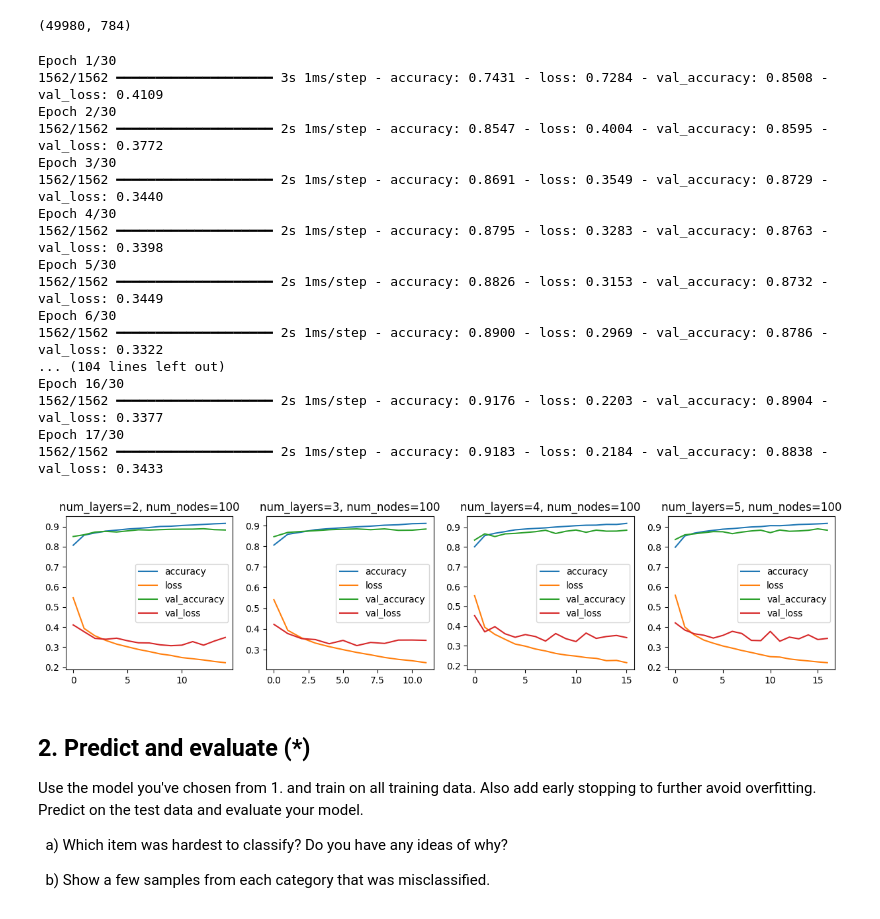
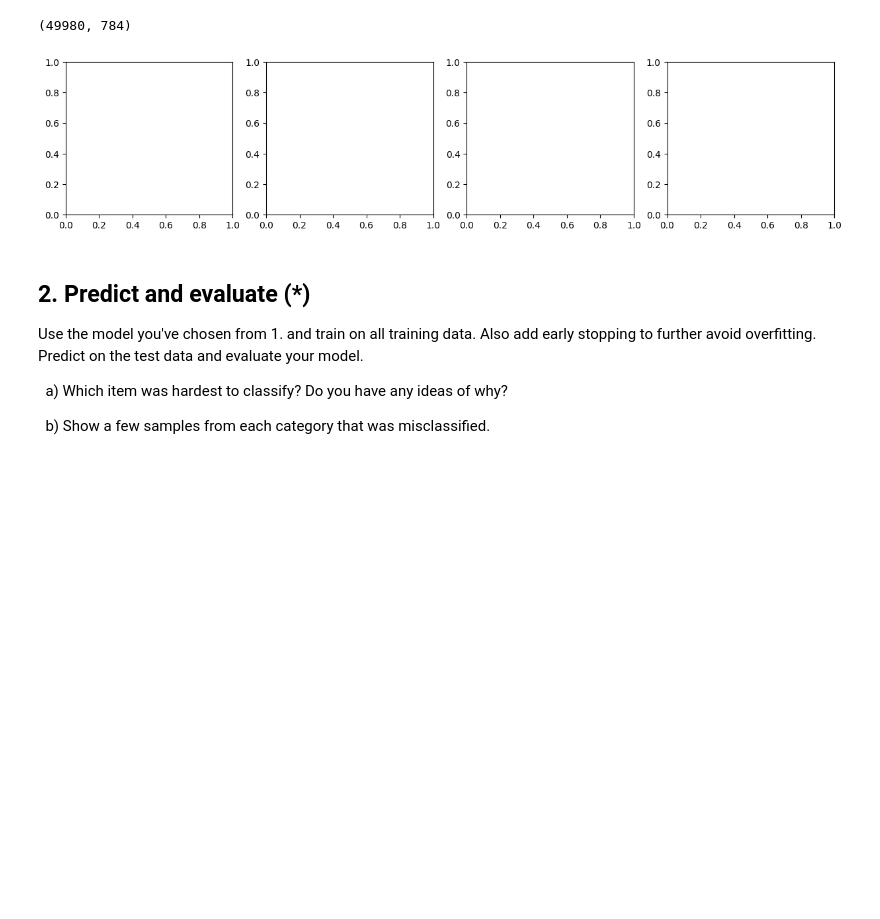
Before and after one commit to nabil0n/DeepLearning, a Jupyter notebook: exercises/E1-MLP_image_classification.ipynb, the cells around one changed output. Drawn from its saved outputs; the diff is of its cells as text; code cells hidden in the pictures; blank space fills up the shorter version.

```diff
--- a/exercises/E1-MLP_image_classification.ipynb
+++ b/exercises/E1-MLP_image_classification.ipynb
@@ -168,29 +168,12 @@ def model_with_num_layers(num_layers=0, num_nodes=100, X=scaled_X_train_val, y=y
 # %%
 fig, ax = plt.subplots(1, 4, figsize=(15, 3))
 
 num_nodes = 100
 
-for ax, num_layers in zip(ax, [2, 3, 4, 5]):
-    pd.DataFrame(model_with_num_layers(num_layers, num_nodes=num_nodes).history).plot(ax=ax, title=f'{num_layers=}, {num_nodes=}')
+# for ax, num_layers in zip(ax, [2, 3, 4, 5]):
+#     pd.DataFrame(model_with_num_layers(num_layers, num_nodes=num_nodes).history).plot(ax=ax, title=f'{num_layers=}, {num_nodes=}')
 # %% [output]
-Epoch 1/30
-1562/1562 ━━━━━━━━━━━━━━━━━━━━ 3s 1ms/step - accuracy: 0.7431 - loss: 0.7284 - val_accuracy: 0.8508 - val_loss: 0.4109
-Epoch 2/30
-1562/1562 ━━━━━━━━━━━━━━━━━━━━ 2s 1ms/step - accuracy: 0.8547 - loss: 0.4004 - val_accuracy: 0.8595 - val_loss: 0.3772
-Epoch 3/30
-1562/1562 ━━━━━━━━━━━━━━━━━━━━ 2s 1ms/step - accuracy: 0.8691 - loss: 0.3549 - val_accuracy: 0.8729 - val_loss: 0.3440
-Epoch 4/30
-1562/1562 ━━━━━━━━━━━━━━━━━━━━ 2s 1ms/step - accuracy: 0.8795 - loss: 0.3283 - val_accuracy: 0.8763 - val_loss: 0.3398
-Epoch 5/30
-1562/1562 ━━━━━━━━━━━━━━━━━━━━ 2s 1ms/step - accuracy: 0.8826 - loss: 0.3153 - val_accuracy: 0.8732 - val_loss: 0.3449
-Epoch 6/30
-1562/1562 ━━━━━━━━━━━━━━━━━━━━ 2s 1ms/step - accuracy: 0.8900 - loss: 0.2969 - val_accuracy: 0.8786 - val_loss: 0.3322
-... (104 lines left out)
-Epoch 16/30
-1562/1562 ━━━━━━━━━━━━━━━━━━━━ 2s 1ms/step - accuracy: 0.9176 - loss: 0.2203 - val_accuracy: 0.8904 - val_loss: 0.3377
-Epoch 17/30
-1562/1562 ━━━━━━━━━━━━━━━━━━━━ 2s 1ms/step - accuracy: 0.9183 - loss: 0.2184 - val_accuracy: 0.8838 - val_loss: 0.3433
-[figure, old version]
+[figure, new version]
 # %% [markdown]
 ## 2. Predict and evaluate (*)
 
```
Also changed, not shown: parts of 4 cells of this notebook, 2 other files.
